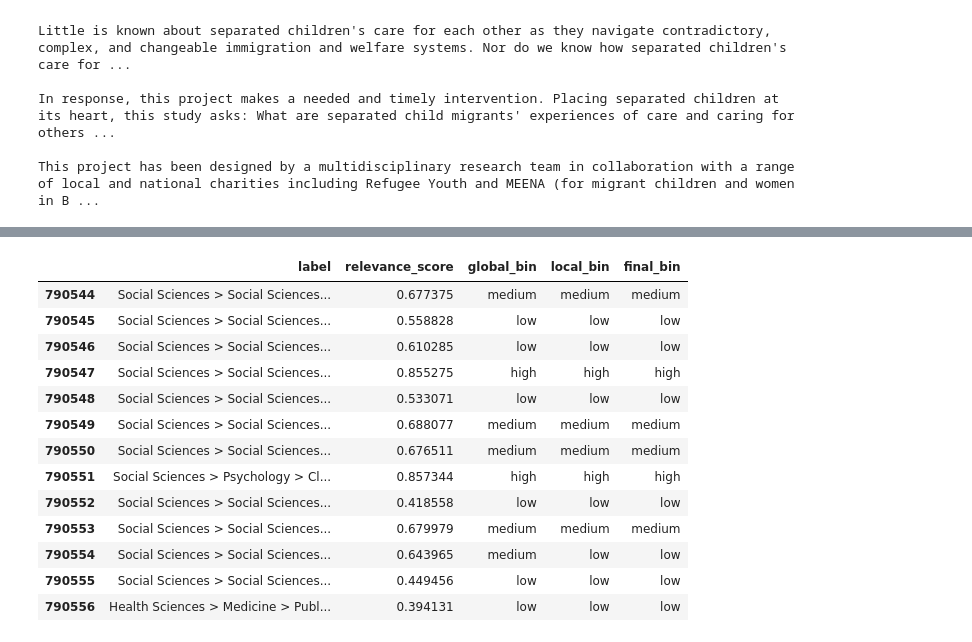
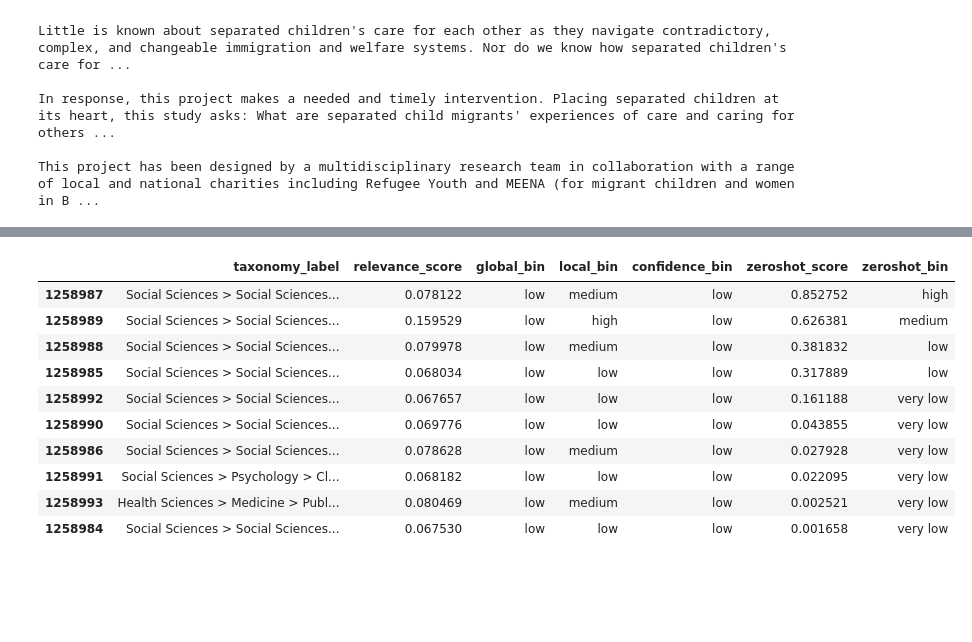
Before and after one commit to innovation-growth-lab/dsit-taxonomies, a Jupyter notebook: notebooks/catch_up_2502.ipynb, the cells around one changed output, grey strips where cells are left out. Saved outputs shown, nothing was run; the diff lists cells and outputs as text; code cells hidden in the pictures; blank space fills up the shorter version.

```diff
--- a/notebooks/catch_up_2502.ipynb
+++ b/notebooks/catch_up_2502.ipynb
@@ -45,5 +45,3 @@ projects.head(2)
      - **Project abstracts** (document embeddings).
      - **Keywords** (keyword embeddings).
      - **Taxonomy labels** (concatenated hierarchical labels).
-# %%
-keywords = catalog.load("keywords.gtr_data.db")
@@ -83,5 +76,3 @@ taxonomy.head(4)
 
 2. **Shortlist labels for each keyword:**
    - Identify the top-$ k $ taxonomy labels $ \{l_{j_1}, l_{j_2}, \dots, l_{j_k}\} $ for each keyword, ranked by $ S_{\text{keywords}}(k_i, l_j) $.
-# %%
-keyword_candidates = catalog.load("keywords.gtr_data.cwts_matches.intermediate")
@@ -190,5 +175,5 @@ project_sentence_candidates.head(20)
 
   This helps only consider keyword evidence that is sufficiently strong, avoiding noise from weak keyword matches.
 # %%
-project_scores = catalog.load("projects.gtr_data.cwts_scores.detailed")
+project_scores = catalog.load("projects.gtr_data.cwts_scores.granular")
 # %% [output]
@@ -274,5 +259,5 @@ The project aim is to create an innovative packaging solution that is both envir
 # %% [markdown]
 ##### **CWTS Topics**
 # %%
-project_scores_cwts = catalog.load("projects.gtr_data.cwts_scores.aggregated")
+project_scores_cwts = catalog.load("projects.gtr_data.cwts_scores.zeroshot")
 # %% [output]
@@ -441,19 +525,28 @@ algorithm_labels_example.head(10)
 # %%
-validation_example_cwts = project_scores_cwts[project_scores_cwts["project_id"] == validation_example_id]
-validation_example_cwts[["label", "relevance_score", "global_bin", "local_bin", "final_bin"]].head(20)
+validation_example_cwts = project_scores_cwts[
+    project_scores_cwts["project_id"] == validation_example_id
+]
+validation_example_cwts[
+    [
+        "taxonomy_label",
+        "relevance_score",
+        "global_bin",
+        "local_bin",
+        "confidence_bin",
+        "zeroshot_score",
+        "zeroshot_bin",
+    ]
+].sort_values(by="zeroshot_score", ascending=False).head(20)
 # %% [output]
 [interactive output not drawn]
-|  | label | relevance_score | global_bin | local_bin | final_bin |
-| 790544 | Social Sciences > Social Sciences... | 0.677375 | medium | medium | medium |
-| 790545 | Social Sciences > Social Sciences... | 0.558828 | low | low | low |
-| 790546 | Social Sciences > Social Sciences... | 0.610285 | low | low | low |
-| 790547 | Social Sciences > Social Sciences... | 0.855275 | high | high | high |
-| 790548 | Social Sciences > Social Sciences... | 0.533071 | low | low | low |
-| 790549 | Social Sciences > Social Sciences... | 0.688077 | medium | medium | medium |
-| 790550 | Social Sciences > Social Sciences... | 0.676511 | medium | medium | medium |
-| 790551 | Social Sciences > Psychology > Cl... | 0.857344 | high | high | high |
-| 790552 | Social Sciences > Social Sciences... | 0.418558 | low | low | low |
-| 790553 | Social Sciences > Social Sciences... | 0.679979 | medium | medium | medium |
-| 790554 | Social Sciences > Social Sciences... | 0.643965 | medium | low | low |
-| 790555 | Social Sciences > Social Sciences... | 0.449456 | low | low | low |
-| 790556 | Health Sciences > Medicine > Publ... | 0.394131 | low | low | low |
+|  | taxonomy_label | relevance_score | global_bin | local_bin | confidence_bin | zeroshot_score | zeroshot_bin |
+| 1258987 | Social Sciences > Social Sciences... | 0.078122 | low | medium | low | 0.852752 | high |
+| 1258989 | Social Sciences > Social Sciences... | 0.159529 | low | high | low | 0.626381 | medium |
+| 1258988 | Social Sciences > Social Sciences... | 0.079978 | low | medium | low | 0.381832 | low |
+| 1258985 | Social Sciences > Social Sciences... | 0.068034 | low | low | low | 0.317889 | low |
+| 1258992 | Social Sciences > Social Sciences... | 0.067657 | low | low | low | 0.161188 | very low |
+| 1258990 | Social Sciences > Social Sciences... | 0.069776 | low | low | low | 0.043855 | very low |
+| 1258986 | Social Sciences > Social Sciences... | 0.078628 | low | medium | low | 0.027928 | very low |
+| 1258991 | Social Sciences > Psychology > Cl... | 0.068182 | low | low | low | 0.022095 | very low |
+| 1258993 | Health Sciences > Medicine > Publ... | 0.080469 | low | medium | low | 0.002521 | very low |
+| 1258984 | Social Sciences > Social Sciences... | 0.067530 | low | low | low | 0.001658 | very low |
```
Also changed, not shown: parts of 43 cells of this notebook, 5 other files.
